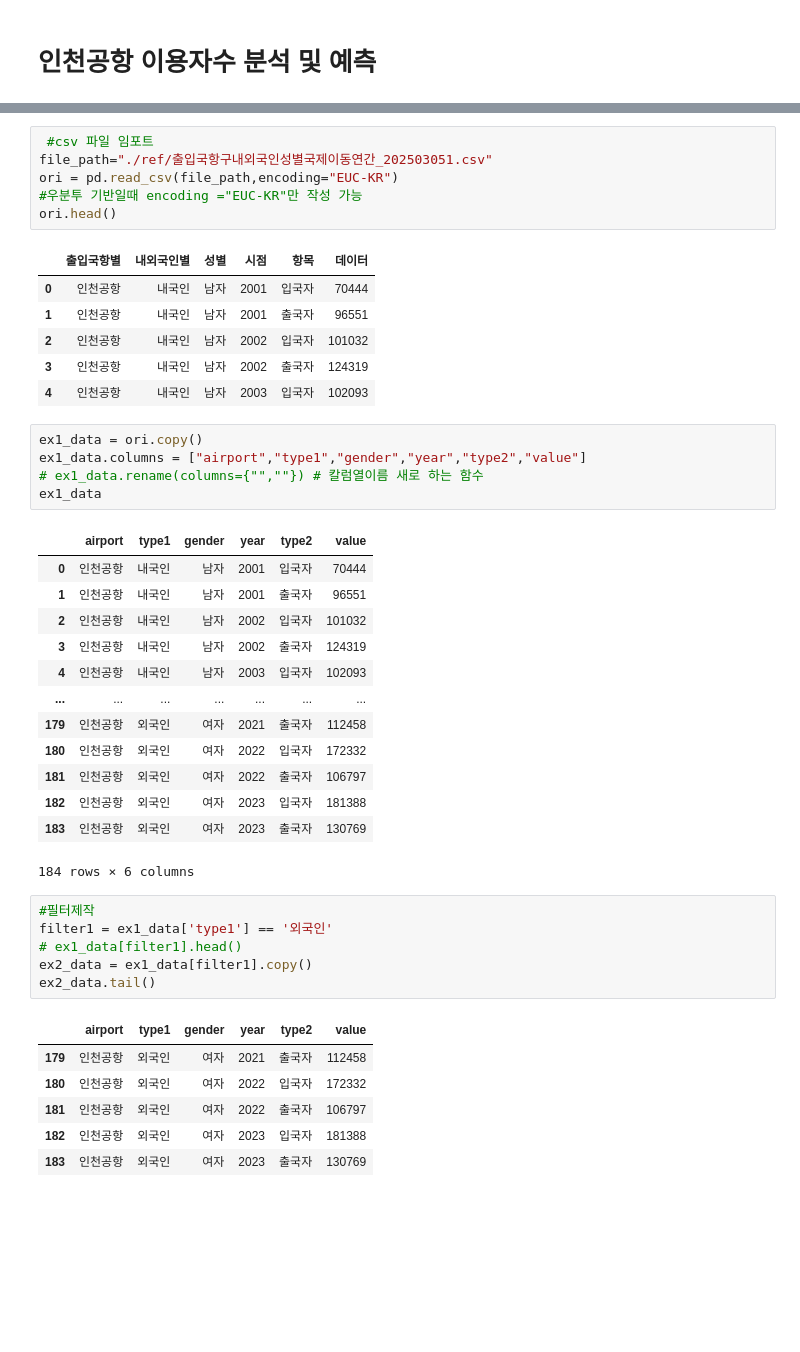
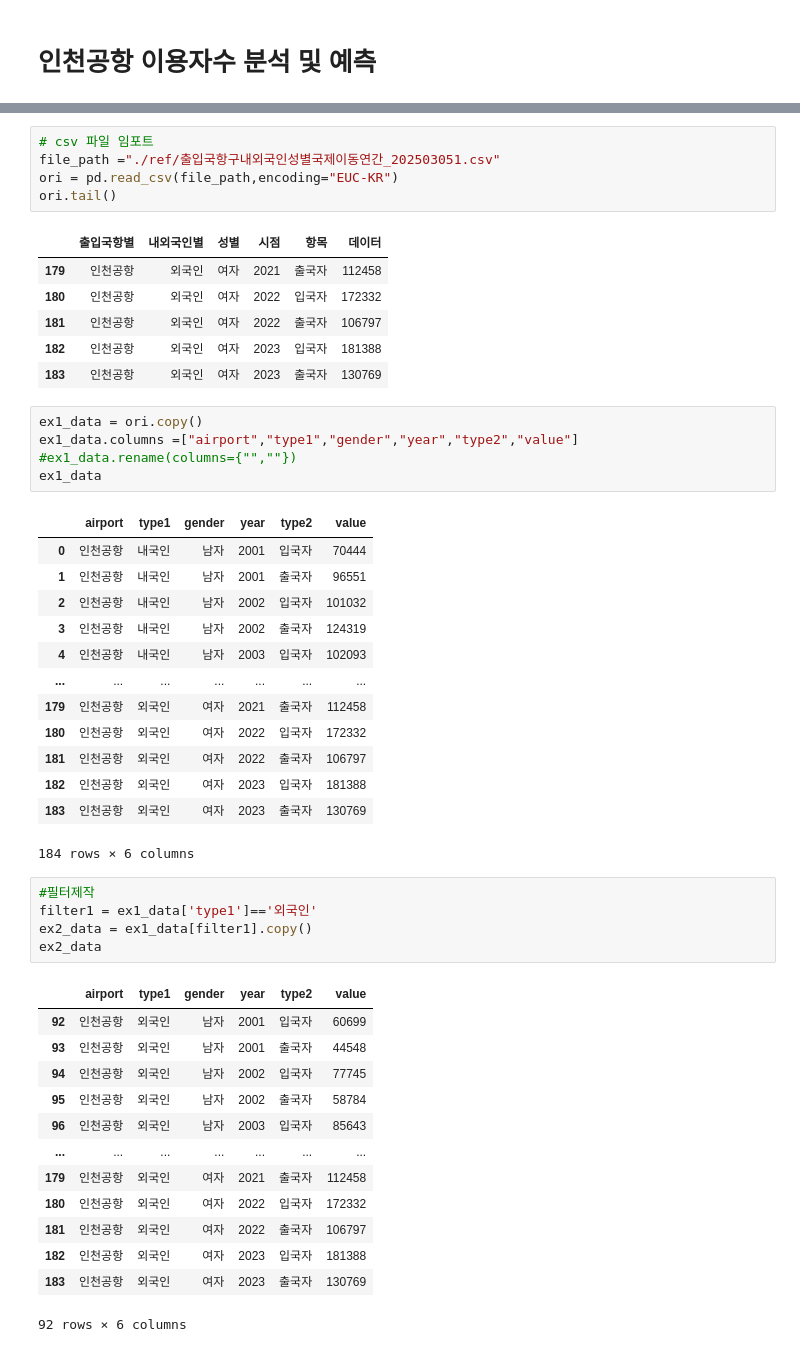
Before and after one commit to oatmealflyer/python, a Jupyter notebook: py11_인천공항이용자수분석.ipynb, the cells around one changed output, grey strips where cells are left out. Saved outputs shown, nothing was run; the diff lists cells and outputs as text; blank space fills up the shorter version.

```diff
--- a/py11_인천공항이용자수분석.ipynb
+++ b/py11_인천공항이용자수분석.ipynb
@@ -13,20 +22,19 @@ import matplotlib.font_manager as fm
 # %%
- #csv 파일 임포트
-file_path="./ref/출입국항구내외국인성별국제이동연간_202503051.csv"
+# csv 파일 임포트
+file_path ="./ref/출입국항구내외국인성별국제이동연간_202503051.csv"
 ori = pd.read_csv(file_path,encoding="EUC-KR")
-#우분투 기반일때 encoding ="EUC-KR"만 작성 가능
-ori.head()
+ori.tail()
 # %% [output]
 |  | 출입국항별 | 내외국인별 | 성별 | 시점 | 항목 | 데이터 |
-| 0 | 인천공항 | 내국인 | 남자 | 2001 | 입국자 | 70444 |
-| 1 | 인천공항 | 내국인 | 남자 | 2001 | 출국자 | 96551 |
-| 2 | 인천공항 | 내국인 | 남자 | 2002 | 입국자 | 101032 |
-| 3 | 인천공항 | 내국인 | 남자 | 2002 | 출국자 | 124319 |
-| 4 | 인천공항 | 내국인 | 남자 | 2003 | 입국자 | 102093 |
+| 179 | 인천공항 | 외국인 | 여자 | 2021 | 출국자 | 112458 |
+| 180 | 인천공항 | 외국인 | 여자 | 2022 | 입국자 | 172332 |
+| 181 | 인천공항 | 외국인 | 여자 | 2022 | 출국자 | 106797 |
+| 182 | 인천공항 | 외국인 | 여자 | 2023 | 입국자 | 181388 |
+| 183 | 인천공항 | 외국인 | 여자 | 2023 | 출국자 | 130769 |
 # %%
 ex1_data = ori.copy()
-ex1_data.columns = ["airport","type1","gender","year","type2","value"]
-# ex1_data.rename(columns={"",""}) # 칼럼열이름 새로 하는 함수
+ex1_data.columns =["airport","type1","gender","year","type2","value"]
+#ex1_data.rename(columns={"",""})
 ex1_data
 # %% [output]
 |  | airport | type1 | gender | year | type2 | value |
@@ -44,14 +52,20 @@ ex1_data
 184 rows × 6 columns
 # %%
 #필터제작
-filter1 = ex1_data['type1'] == '외국인'
-# ex1_data[filter1].head()
+filter1 = ex1_data['type1']=='외국인'
 ex2_data = ex1_data[filter1].copy()
-ex2_data.tail()
+ex2_data
 # %% [output]
 |  | airport | type1 | gender | year | type2 | value |
+| 92 | 인천공항 | 외국인 | 남자 | 2001 | 입국자 | 60699 |
+| 93 | 인천공항 | 외국인 | 남자 | 2001 | 출국자 | 44548 |
+| 94 | 인천공항 | 외국인 | 남자 | 2002 | 입국자 | 77745 |
+| 95 | 인천공항 | 외국인 | 남자 | 2002 | 출국자 | 58784 |
+| 96 | 인천공항 | 외국인 | 남자 | 2003 | 입국자 | 85643 |
+| ... | ... | ... | ... | ... | ... | ... |
 | 179 | 인천공항 | 외국인 | 여자 | 2021 | 출국자 | 112458 |
 | 180 | 인천공항 | 외국인 | 여자 | 2022 | 입국자 | 172332 |
 | 181 | 인천공항 | 외국인 | 여자 | 2022 | 출국자 | 106797 |
 | 182 | 인천공항 | 외국인 | 여자 | 2023 | 입국자 | 181388 |
 | 183 | 인천공항 | 외국인 | 여자 | 2023 | 출국자 | 130769 |
+92 rows × 6 columns
```
Also changed, not shown: parts of 14 cells of this notebook, 12 other files.
